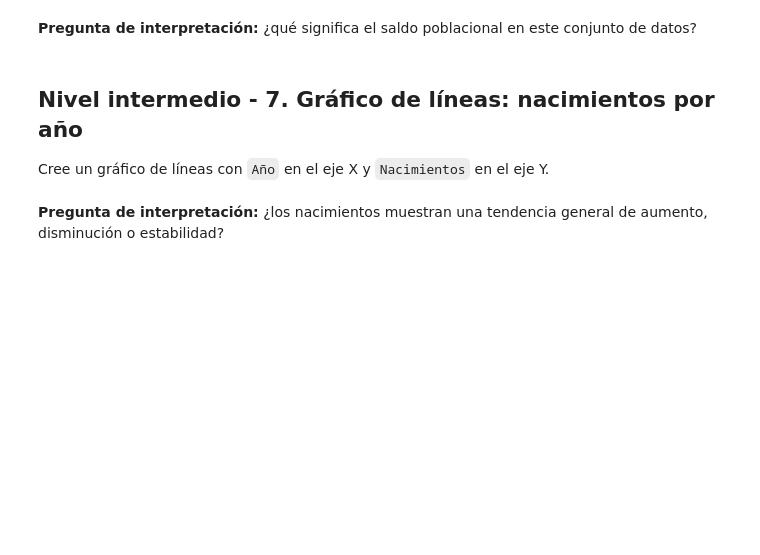
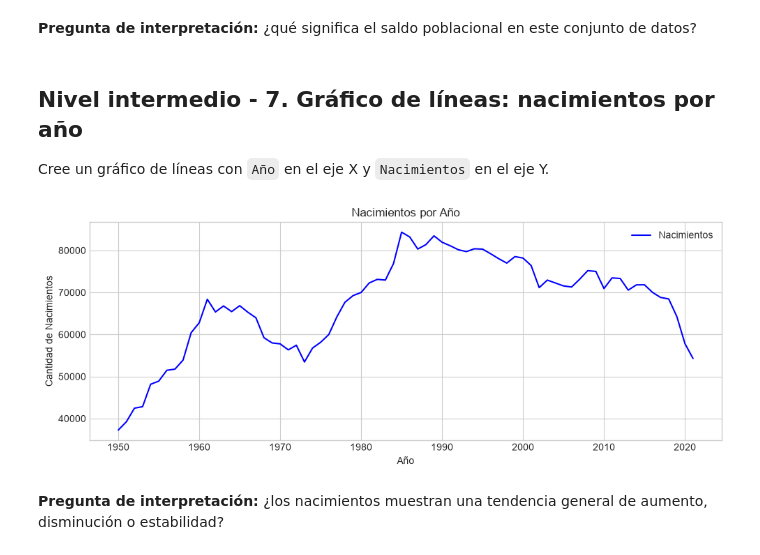
Before and after one commit to rmvargas79-beep/2026C2-G01-FUNDAMENTOS-DE-PYTHON, a Jupyter notebook: NOTEBOOKS/Clase 12/02 - Practicar Matplotlib.ipynb, the cells around one changed output. Drawn from its saved outputs; the diff is of its cells as text; code cells hidden in the pictures; blank space fills up the shorter version.

```diff
--- a/NOTEBOOKS/Clase 12/02 - Practicar Matplotlib.ipynb
+++ b/NOTEBOOKS/Clase 12/02 - Practicar Matplotlib.ipynb
@@ -154,9 +156,19 @@ Total de defunciones: 975501
 Cree un gráfico de líneas con `Año` en el eje X y `Nacimientos` en el eje Y.
 # %%
 # TODO: cree una figura con figsize=(10, 4)
+plt.figure(figsize=(10, 4))
 # TODO: grafique Año vs Nacimientos
+plt.plot(df["Año"], df["Nacimientos"], label="Nacimientos", color="blue")
 # TODO: agregue título, etiqueta X, etiqueta Y y plt.tight_layout()
+plt.title("Nacimientos por Año")
+plt.xlabel("Año")
+plt.ylabel("Cantidad de Nacimientos")
+plt.tight_layout()
+plt.legend()
+plt.show()
 # TODO: muestre el gráfico con plt.show()
+# %% [output]
+[figure, added]
 # %% [markdown]
 **Pregunta de interpretación:** ¿los nacimientos muestran una tendencia general de aumento, disminución o estabilidad?
 # %% [markdown]
```
Also changed, not shown: parts of 3 cells of this notebook.
